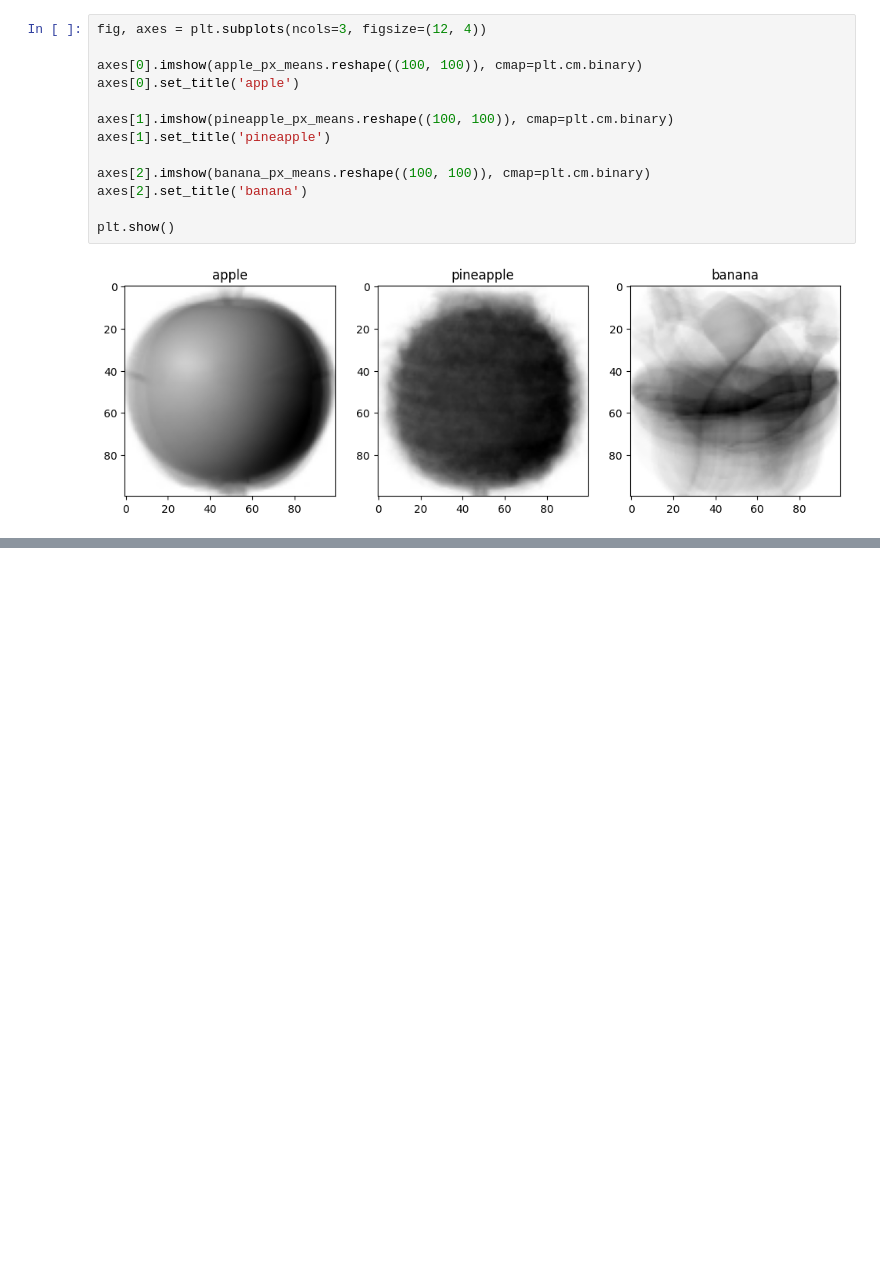
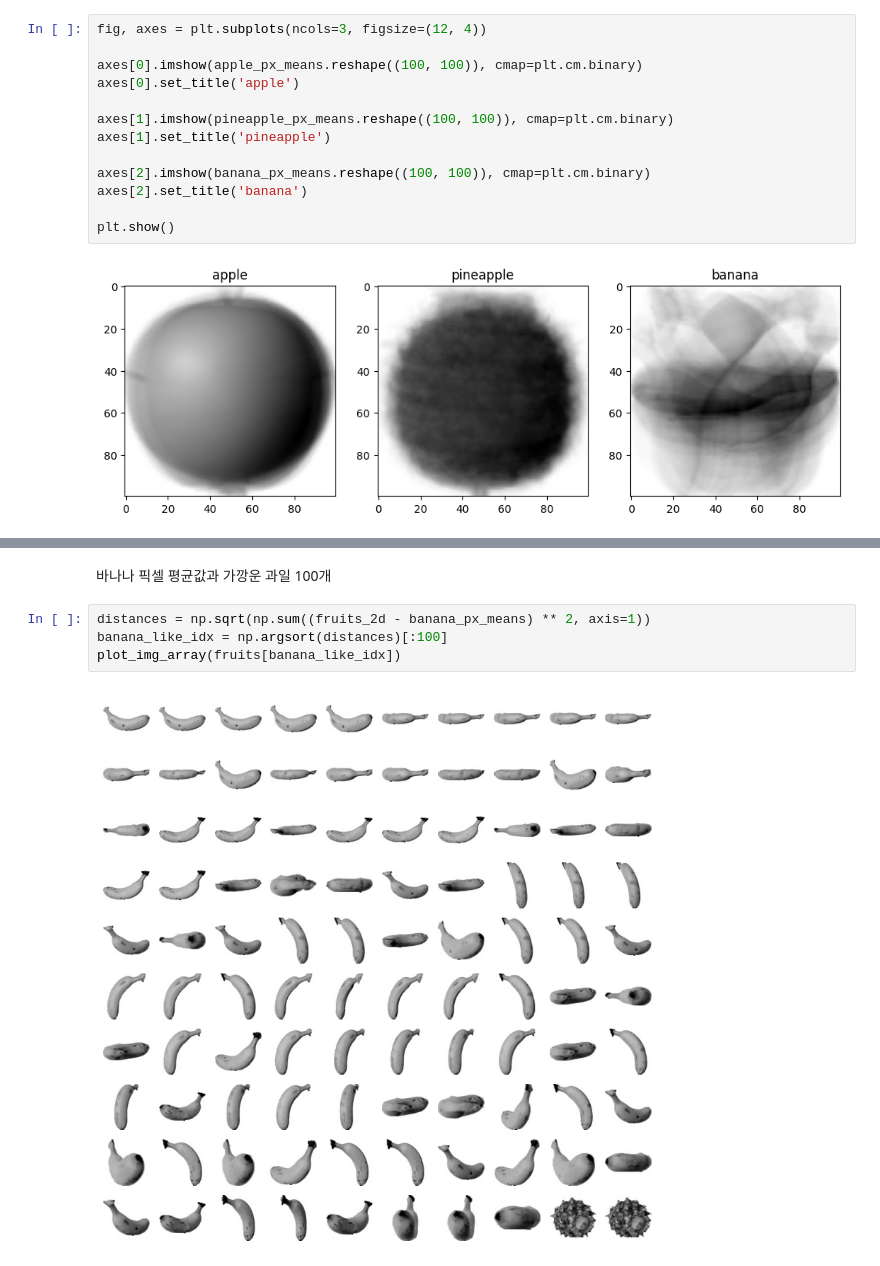
Before and after one commit to JakeOh/202605_BD57, a Jupyter notebook: lab_ml/ml14_clustering.ipynb, the cells around one changed output, grey strips where cells are left out. Drawn from its saved outputs; the diff is of its cells as text; blank space fills up the shorter version.

```diff
--- a/lab_ml/ml14_clustering.ipynb
+++ b/lab_ml/ml14_clustering.ipynb
@@ -199,0 +250,8 @@ plt.show()
+# %% [markdown]
+바나나 픽셀 평균값과 가깡운 과일 100개
+# %%
+distances = np.sqrt(np.sum((fruits_2d - banana_px_means) ** 2, axis=1))
+banana_like_idx = np.argsort(distances)[:100]
+plot_img_array(fruits[banana_like_idx])
+# %% [output]
+[figure, added]
```
Also changed, not shown: parts of 11 cells of this notebook.
